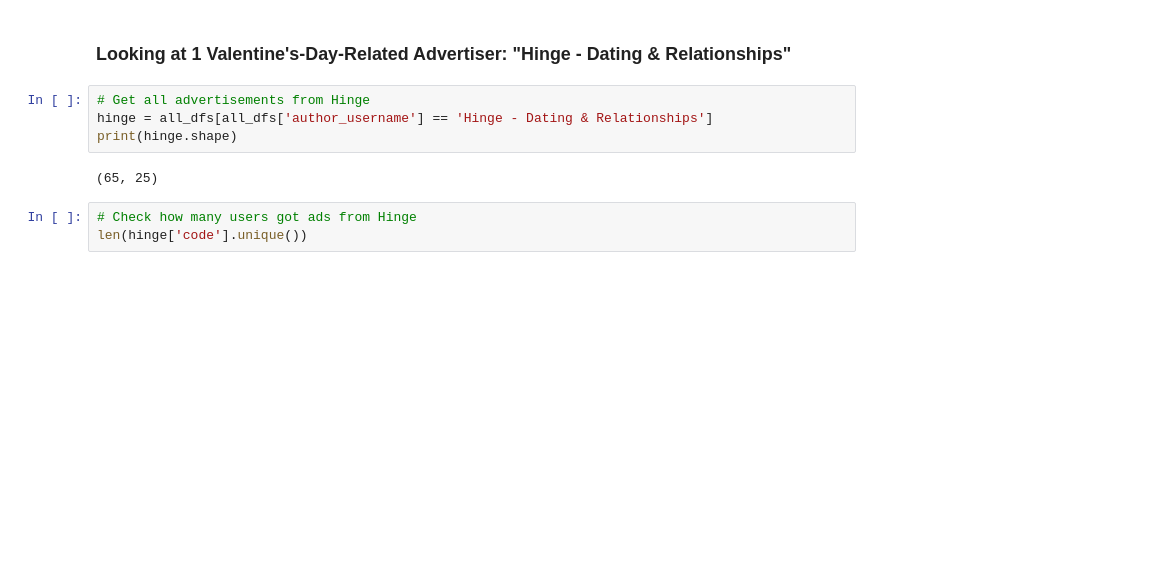
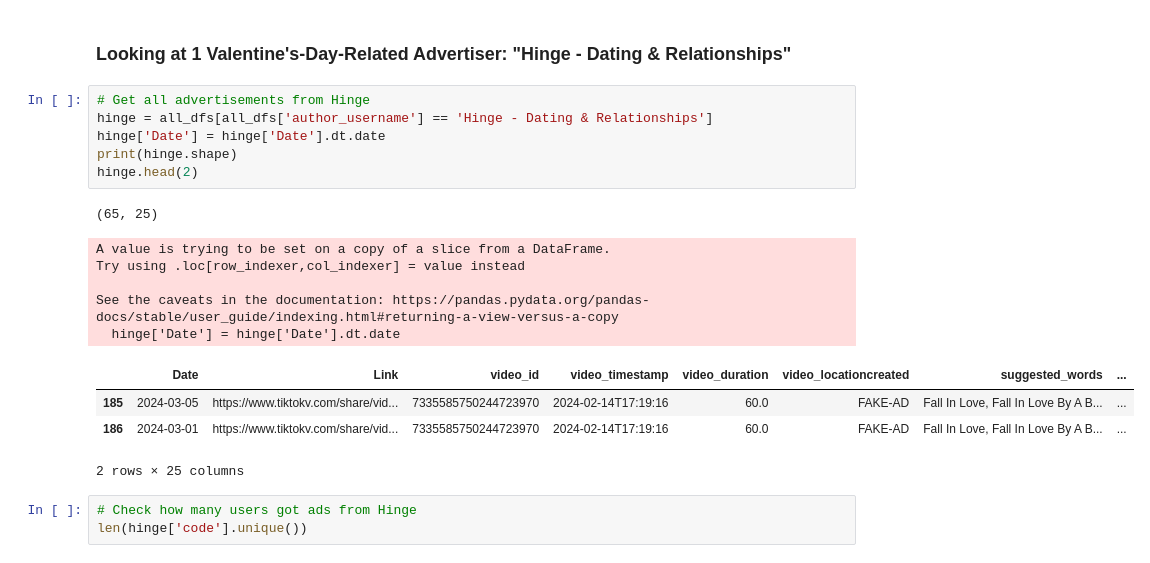
Before and after one commit to Dorajyl/CS315_FinalProject, a Jupyter notebook: ad_exploration.ipynb, the cells around one changed output. Drawn from its saved outputs; the diff is of its cells as text; blank space fills up the shorter version.

```diff
--- a/ad_exploration.ipynb
+++ b/ad_exploration.ipynb
@@ -457,9 +457,20 @@ brand_counts_by_user.iloc[:10]
 # %%
 # Get all advertisements from Hinge
 hinge = all_dfs[all_dfs['author_username'] == 'Hinge - Dating & Relationships']
+hinge['Date'] = hinge['Date'].dt.date
 print(hinge.shape)
+hinge.head(2)
 # %% [output]
 (65, 25)
+A value is trying to be set on a copy of a slice from a DataFrame.
+Try using .loc[row_indexer,col_indexer] = value instead
+
+See the caveats in the documentation: https://pandas.pydata.org/pandas-docs/stable/user_guide/indexing.html#returning-a-view-versus-a-copy
+  hinge['Date'] = hinge['Date'].dt.date
+|  | Date | Link | video_id | video_timestamp | video_duration | video_locationcreated | suggested_words | ... |
+| 185 | 2024-03-05 | https://www.tiktokv.com/share/vid... | 7335585750244723970 | 2024-02-14T17:19:16 | 60.0 | FAKE-AD | Fall In Love, Fall In Love By A B... | ... |
+| 186 | 2024-03-01 | https://www.tiktokv.com/share/vid... | 7335585750244723970 | 2024-02-14T17:19:16 | 60.0 | FAKE-AD | Fall In Love, Fall In Love By A B... | ... |
+2 rows × 25 columns
 # %%
 # Check how many users got ads from Hinge
 len(hinge['code'].unique())
```
Also changed, not shown: parts of 10 cells of this notebook.
